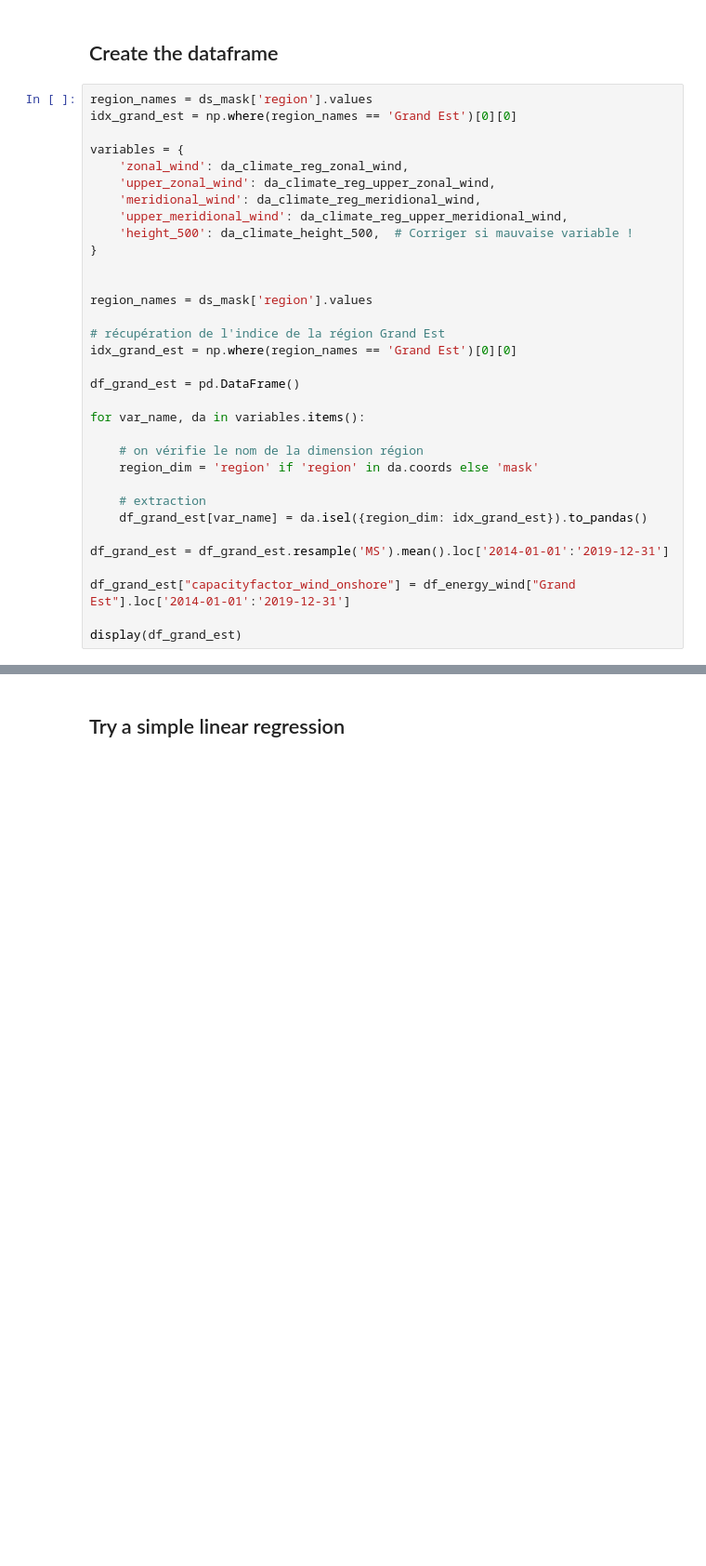
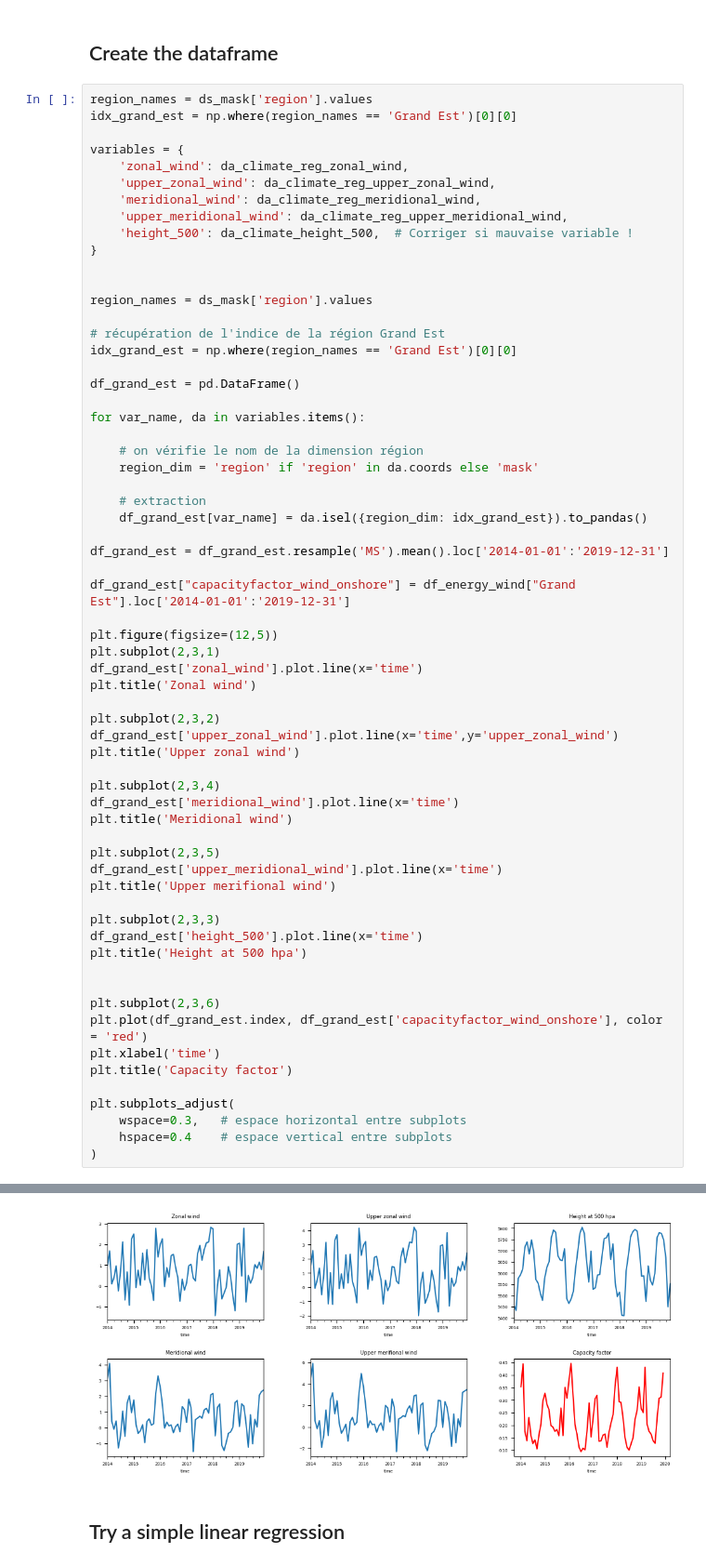
Before and after one commit to Amaury-lbn/Machine_learning_for_cliamte, a Jupyter notebook: project_vre.ipynb, the cells around one changed output, grey strips where cells are left out. Shown: that part at 93% size. Saved outputs shown, nothing was run; the diff lists cells and outputs as text; blank space fills up the shorter version.

```diff
--- a/project_vre.ipynb
+++ b/project_vre.ipynb
@@ -221,5 +170,35 @@ df_grand_est = df_grand_est.resample('MS').mean().loc['2014-01-01':'2019-12-31']
 
 df_grand_est["capacityfactor_wind_onshore"] = df_energy_wind["Grand Est"].loc['2014-01-01':'2019-12-31']
 
-display(df_grand_est)
+plt.figure(figsize=(12,5))
+plt.subplot(2,3,1)
+df_grand_est['zonal_wind'].plot.line(x='time')
+plt.title('Zonal wind')
+
+plt.subplot(2,3,2)
+df_grand_est['upper_zonal_wind'].plot.line(x='time',y='upper_zonal_wind')
+plt.title('Upper zonal wind')
+
+plt.subplot(2,3,4)
+df_grand_est['meridional_wind'].plot.line(x='time')
+plt.title('Meridional wind')
+
+plt.subplot(2,3,5)
+df_grand_est['upper_meridional_wind'].plot.line(x='time')
+plt.title('Upper merifional wind')
+
+plt.subplot(2,3,3)
+df_grand_est['height_500'].plot.line(x='time')
+plt.title('Height at 500 hpa')
+
+
+plt.subplot(2,3,6)
+plt.plot(df_grand_est.index, df_grand_est['capacityfactor_wind_onshore'], color = 'red')
+plt.xlabel('time')
+plt.title('Capacity factor')
+
+plt.subplots_adjust(
+    wspace=0.3,   # espace horizontal entre subplots
+    hspace=0.4    # espace vertical entre subplots
+)
 # %% [output]
@@ -240,3 +205,4 @@ display(df_grand_est)
+[figure, added]
 # %% [markdown]
 ## Try a simple linear regression
 # %%
```
Also changed, not shown: parts of 7 cells of this notebook.
